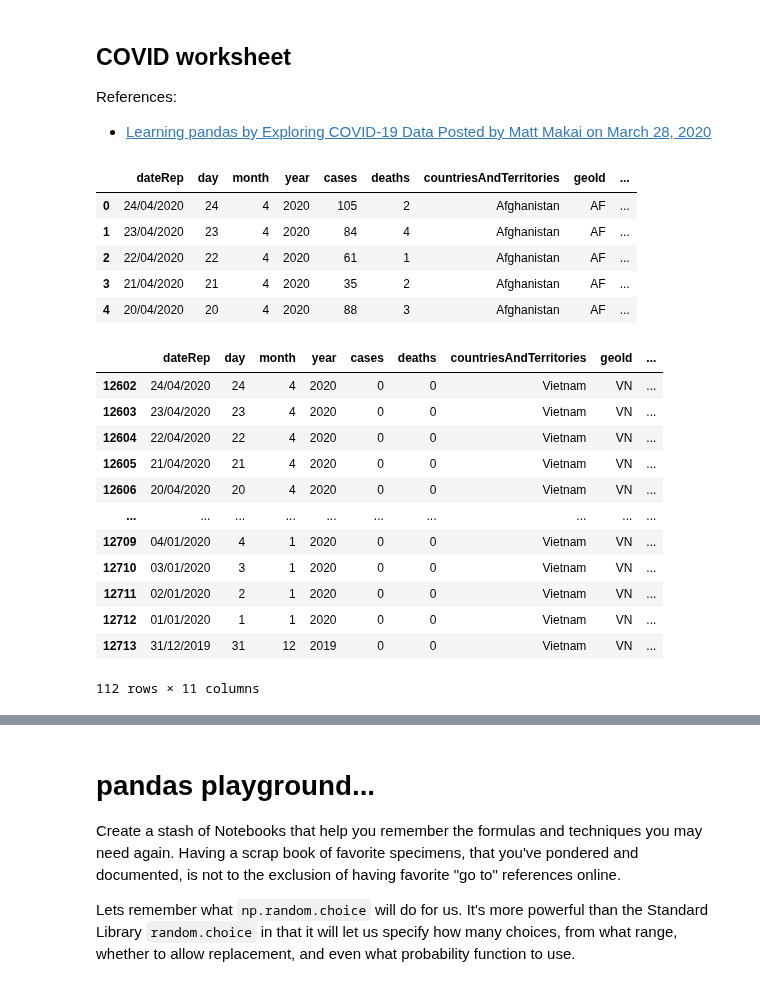
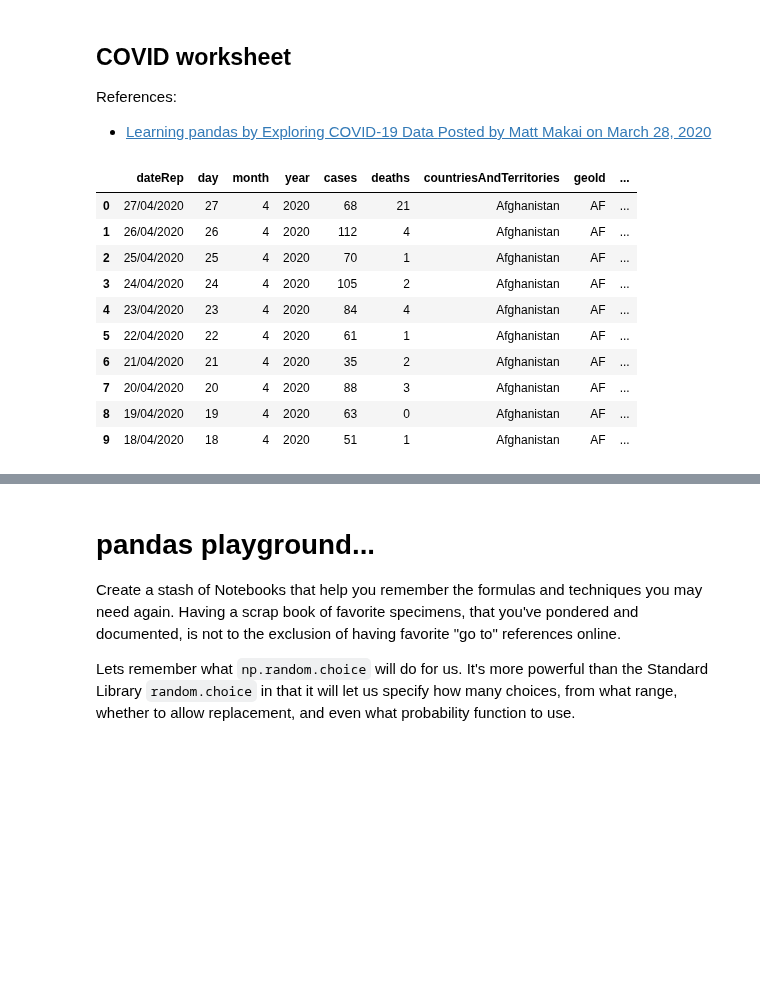
Before and after one commit to 4dsolutions/Curriculum_Development, a Jupyter notebook: IntroDS004.ipynb, the cells around one changed output, grey strips where cells are left out. Saved outputs shown, nothing was run; the diff lists cells and outputs as text; code cells hidden in the pictures; blank space fills up the shorter version.

```diff
--- a/IntroDS004.ipynb
+++ b/IntroDS004.ipynb
@@ -25,30 +25,21 @@ csv_data = "https://opendata.ecdc.europa.eu/covid19/casedistribution/csv"
 # %%
 df = pd.read_csv(csv_data, encoding="ISO-8859-1")
 # %%
-df.head()
+df.head(10)
 # %% [output]
 |  | dateRep | day | month | year | cases | deaths | countriesAndTerritories | geoId | ... |
-| 0 | 24/04/2020 | 24 | 4 | 2020 | 105 | 2 | Afghanistan | AF | ... |
-| 1 | 23/04/2020 | 23 | 4 | 2020 | 84 | 4 | Afghanistan | AF | ... |
-| 2 | 22/04/2020 | 22 | 4 | 2020 | 61 | 1 | Afghanistan | AF | ... |
-| 3 | 21/04/2020 | 21 | 4 | 2020 | 35 | 2 | Afghanistan | AF | ... |
-| 4 | 20/04/2020 | 20 | 4 | 2020 | 88 | 3 | Afghanistan | AF | ... |
+| 0 | 27/04/2020 | 27 | 4 | 2020 | 68 | 21 | Afghanistan | AF | ... |
+| 1 | 26/04/2020 | 26 | 4 | 2020 | 112 | 4 | Afghanistan | AF | ... |
+| 2 | 25/04/2020 | 25 | 4 | 2020 | 70 | 1 | Afghanistan | AF | ... |
+| 3 | 24/04/2020 | 24 | 4 | 2020 | 105 | 2 | Afghanistan | AF | ... |
+| 4 | 23/04/2020 | 23 | 4 | 2020 | 84 | 4 | Afghanistan | AF | ... |
+| 5 | 22/04/2020 | 22 | 4 | 2020 | 61 | 1 | Afghanistan | AF | ... |
+| 6 | 21/04/2020 | 21 | 4 | 2020 | 35 | 2 | Afghanistan | AF | ... |
+| 7 | 20/04/2020 | 20 | 4 | 2020 | 88 | 3 | Afghanistan | AF | ... |
+| 8 | 19/04/2020 | 19 | 4 | 2020 | 63 | 0 | Afghanistan | AF | ... |
+| 9 | 18/04/2020 | 18 | 4 | 2020 | 51 | 1 | Afghanistan | AF | ... |
 # %%
-df[df.countriesAndTerritories=="Vietnam"]
+vn = df[df.countriesAndTerritories=="Vietnam"]
-# %% [output]
-|  | dateRep | day | month | year | cases | deaths | countriesAndTerritories | geoId | ... |
-| 12602 | 24/04/2020 | 24 | 4 | 2020 | 0 | 0 | Vietnam | VN | ... |
-| 12603 | 23/04/2020 | 23 | 4 | 2020 | 0 | 0 | Vietnam | VN | ... |
-| 12604 | 22/04/2020 | 22 | 4 | 2020 | 0 | 0 | Vietnam | VN | ... |
-| 12605 | 21/04/2020 | 21 | 4 | 2020 | 0 | 0 | Vietnam | VN | ... |
-| 12606 | 20/04/2020 | 20 | 4 | 2020 | 0 | 0 | Vietnam | VN | ... |
-| ... | ... | ... | ... | ... | ... | ... | ... | ... | ... |
-| 12709 | 04/01/2020 | 4 | 1 | 2020 | 0 | 0 | Vietnam | VN | ... |
-| 12710 | 03/01/2020 | 3 | 1 | 2020 | 0 | 0 | Vietnam | VN | ... |
-| 12711 | 02/01/2020 | 2 | 1 | 2020 | 0 | 0 | Vietnam | VN | ... |
-| 12712 | 01/01/2020 | 1 | 1 | 2020 | 0 | 0 | Vietnam | VN | ... |
-| 12713 | 31/12/2019 | 31 | 12 | 2019 | 0 | 0 | Vietnam | VN | ... |
-112 rows × 11 columns
 # %%
 df.countriesAndTerritories.unique() #[-10:]
 # %% [output]
```
Also changed, not shown: parts of 22 cells of this notebook, 4 other files.
